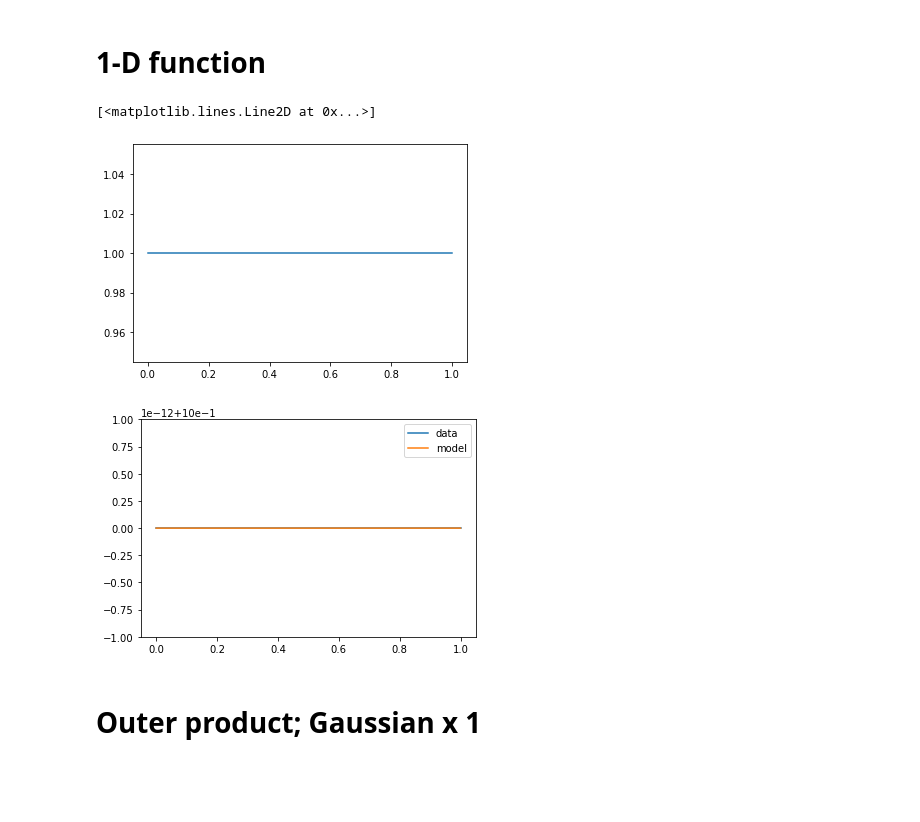
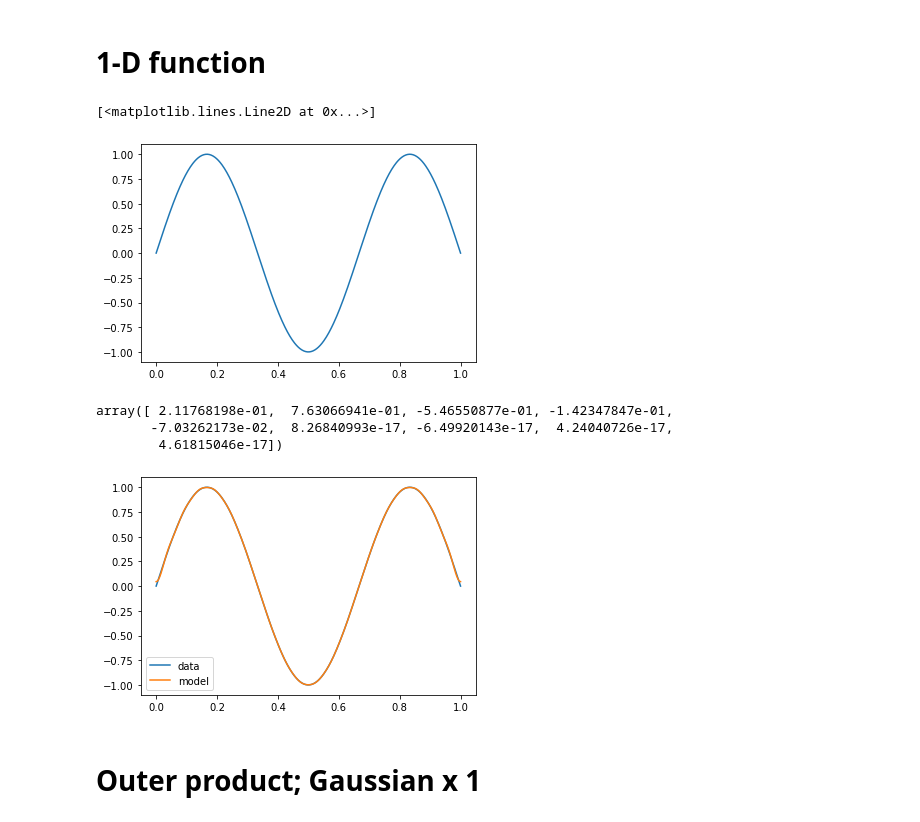
Before and after one commit to krlodeleon/spectro, a Jupyter notebook: testing_parametrized_outer_product.ipynb, the cells around one changed output. Cells and saved outputs as stored; diff of their text form; code cells hidden in the pictures; blank space fills up the shorter version.

Commit message:
Constructing 1-step minimizer
Faster minimizer works in this version. Uses np.linalg.lstsq. Improved runtime by minimizing matrix multiplications.

```diff
--- a/testing_parametrized_outer_product.ipynb
+++ b/testing_parametrized_outer_product.ipynb
@@ -14,6 +14,12 @@ def designfit(x_array,y_array, A):
 
     #Solving for fit parameters.
     return np.linalg.solve( np.matmul(A.T,A) , np.matmul(A.T,y_array) )
+
+def designfit_lstsq(x_array,y_array, A):
+    N = len(design) #number of variational parameters
+
+    #Solving for fit parameters.
+    return np.linalg.lstsq(A, y_array, rcond=None)[0]
 # %% [markdown]
 # Defining functions
 # %% [markdown]
@@ -241,7 +247,7 @@ def minimize_ptp(data, init_guess, tol, n_it):
 # %%
 def fourier_design(x_array, n_freq):
     'In (column) list, cosines followed sines.'
-    assert 2*n_freq < len(x_array)
+#     assert 2*n_freq < len(x_array)
 
     L = np.max(x_array) - np.min(x_array)
     k0 = 2*np.pi/L
@@ -266,24 +272,30 @@ def fourier_design(x_array, n_freq):
 # %%
 def trial(x):
 #     return np.exp(-(x-0.5)**2/0.05)
-#     return np.sin(3*x*np.pi)
-    return np.ones(len(x))
+    return np.sin(3*x*np.pi)
+#     return np.ones(len(x))
 
 xs = np.linspace(0,1,500)
 data = trial(xs)
 plt.plot(xs, data)
 # %% [output]
 [<matplotlib.lines.Line2D at 0x...>]
-[figure, old version]
+[figure, new version]
+# %%
+designfit_lstsq(xs,data,design)
+# %% [output]
+array([ 2.11768198e-01,  7.63066941e-01, -5.46550877e-01, -1.42347847e-01,
+       -7.03262173e-02,  8.26840993e-17, -6.49920143e-17,  4.24040726e-17,
+        4.61815046e-17])
 # %%
 design = fourier_design(xs,20)
-parameters = designfit(xs,data,design)
+parameters = designfit_lstsq(xs,data,design)
 plt.plot(xs, data, label='data')
 plt.plot(xs, np.matmul(design, parameters), label='model')
 plt.legend()
 plt.show()
 # %% [output]
-[figure, old version]
+[figure, new version]
 # %% [markdown]
 # Outer product; Gaussian x 1
 # %% [markdown]
```
Also changed, not shown: parts of 20 cells of this notebook.
